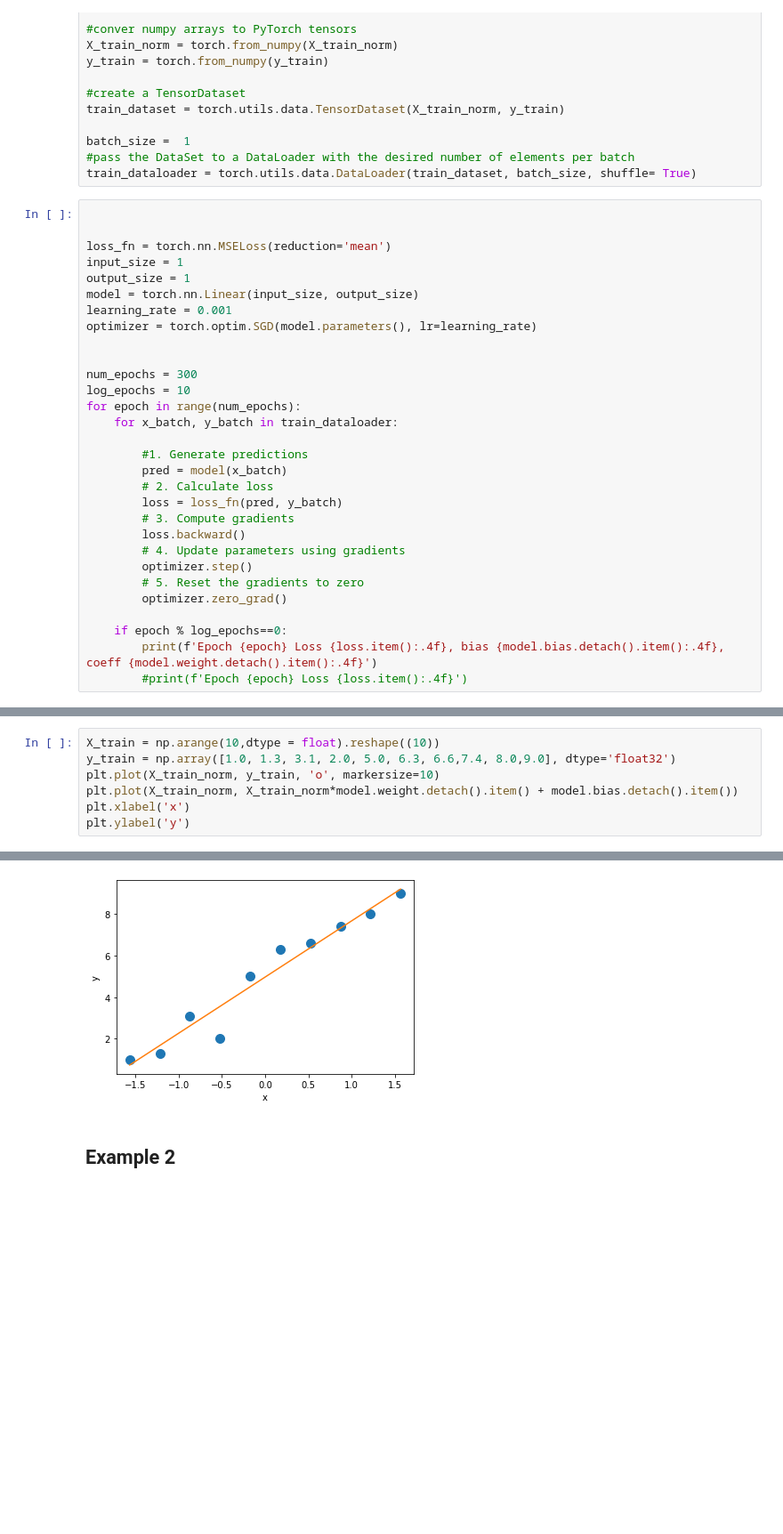
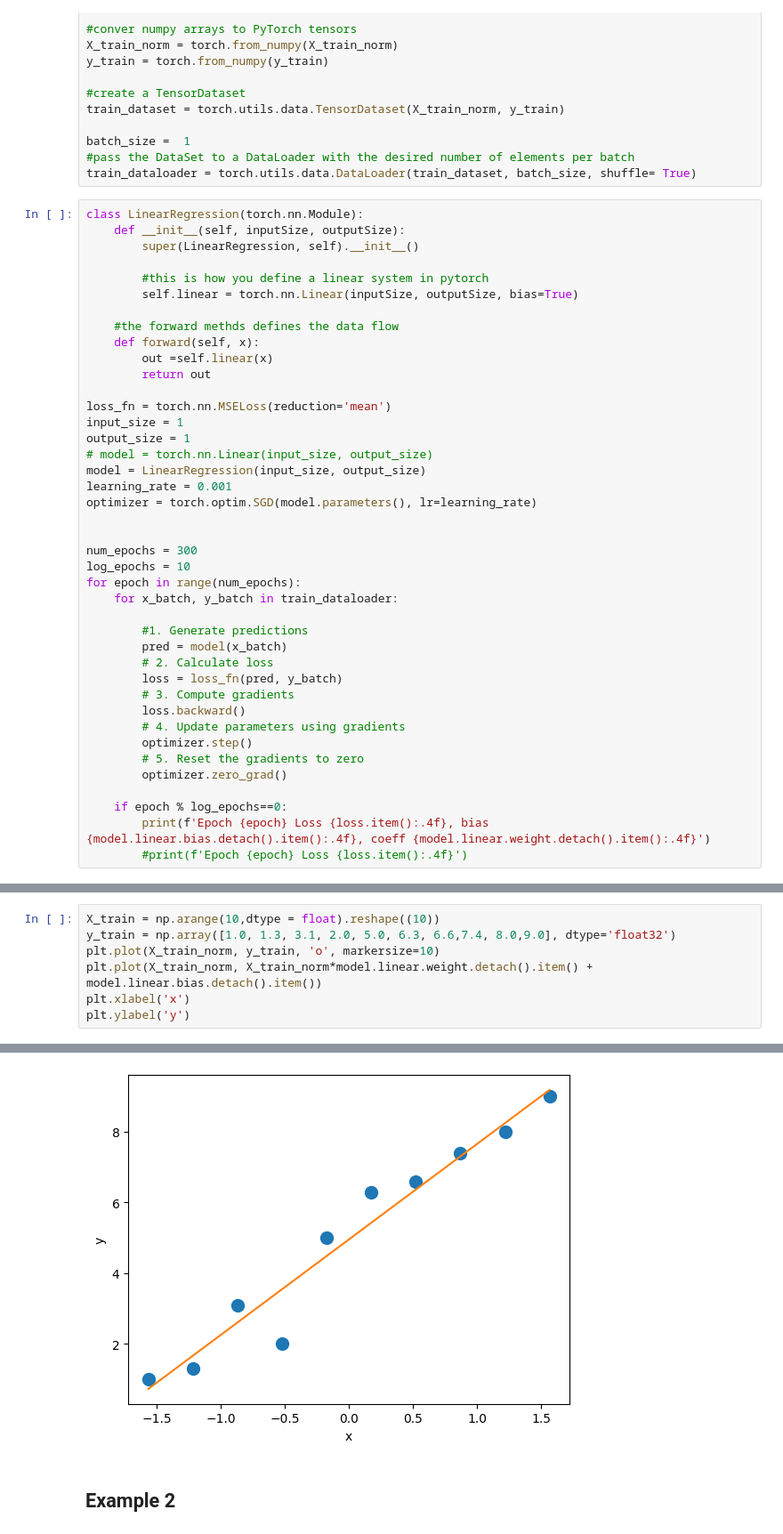
Before and after one commit to dguari1/Data_Science_Biomechanics, a Jupyter notebook: 20b - Artificial Neural Networks.ipynb, the cells around one changed output, grey strips where cells are left out. Shown at 89% size. Cells and saved outputs as stored; diff of their text form; blank space fills up the shorter version.

```diff
--- a/20b - Artificial Neural Networks.ipynb
+++ b/20b - Artificial Neural Networks.ipynb
@@ -34,12 +34,23 @@ batch_size =  1
 #pass the DataSet to a DataLoader with the desired number of elements per batch
 train_dataloader = torch.utils.data.DataLoader(train_dataset, batch_size, shuffle= True)
 # %%
+class LinearRegression(torch.nn.Module):
+    def __init__(self, inputSize, outputSize):
+        super(LinearRegression, self).__init__()
 
+        #this is how you define a linear system in pytorch
+        self.linear = torch.nn.Linear(inputSize, outputSize, bias=True)
+
+    #the forward methds defines the data flow
+    def forward(self, x):
+        out =self.linear(x)
+        return out
 
 loss_fn = torch.nn.MSELoss(reduction='mean')
 input_size = 1
 output_size = 1
-model = torch.nn.Linear(input_size, output_size)
+# model = torch.nn.Linear(input_size, output_size)
+model = LinearRegression(input_size, output_size)
 learning_rate = 0.001
 optimizer = torch.optim.SGD(model.parameters(), lr=learning_rate)
 
@@ -61,6 +72,6 @@ for epoch in range(num_epochs):
         optimizer.zero_grad()
 
     if epoch % log_epochs==0:
-        print(f'Epoch {epoch} Loss {loss.item():.4f}, bias {model.bias.detach().item():.4f}, coeff {model.weight.detach().item():.4f}')
+        print(f'Epoch {epoch} Loss {loss.item():.4f}, bias {model.linear.bias.detach().item():.4f}, coeff {model.linear.weight.detach().item():.4f}')
         #print(f'Epoch {epoch} Loss {loss.item():.4f}')
 # %% [output]
@@ -84,13 +95,13 @@ Epoch 290 Loss 0.0090, bias 4.9576, coeff 2.6976
 # %%
 X_train = np.arange(10,dtype = float).reshape((10))
 y_train = np.array([1.0, 1.3, 3.1, 2.0, 5.0, 6.3, 6.6,7.4, 8.0,9.0], dtype='float32')
 plt.plot(X_train_norm, y_train, 'o', markersize=10)
-plt.plot(X_train_norm, X_train_norm*model.weight.detach().item() + model.bias.detach().item())
+plt.plot(X_train_norm, X_train_norm*model.linear.weight.detach().item() + model.linear.bias.detach().item())
 plt.xlabel('x')
 plt.ylabel('y')
 # %% [output]
 Text(0, 0.5, 'y')
-[figure, old version]
+[figure, new version]
 # %% [markdown]
 ## Example 2
 # %%
```
Also changed, not shown: parts of 14 cells of this notebook, 6 other files.
